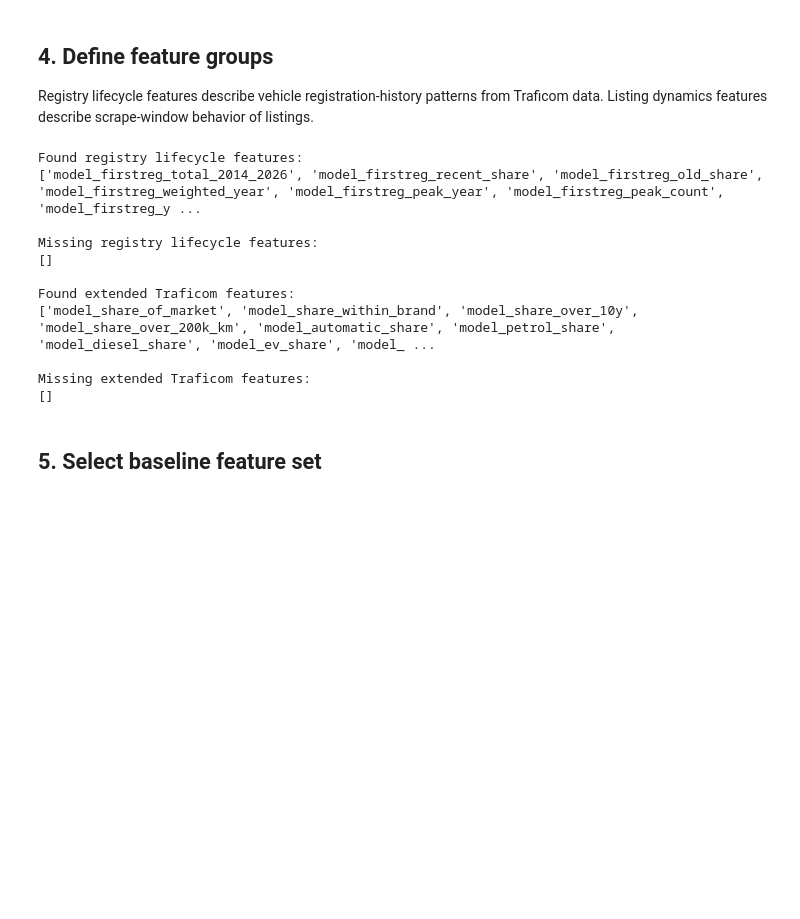
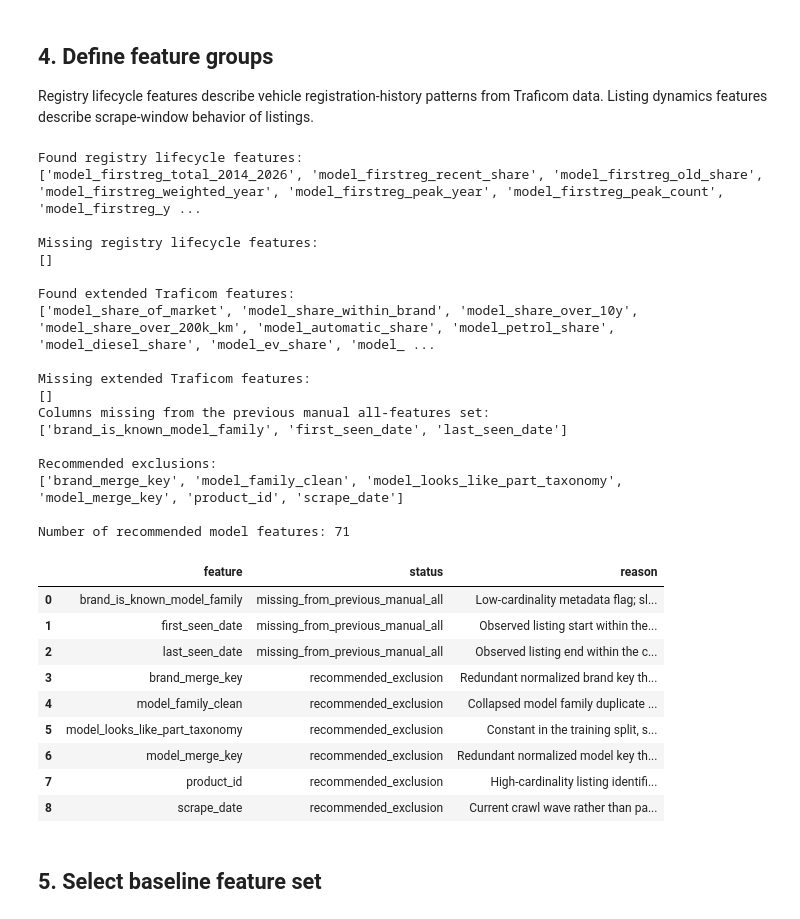
Before and after one commit to Riteshbhandarii/DPPM, a Jupyter notebook: notebooks/04_training/01_baseline_linear_regression.ipynb, the cells around one changed output. Drawn from its saved outputs; the diff is of its cells as text; code cells hidden in the pictures; blank space fills up the shorter version.

Commit message:
linear regression model metrics validation + cleanup

```diff
--- a/notebooks/04_training/01_baseline_linear_regression.ipynb
+++ b/notebooks/04_training/01_baseline_linear_regression.ipynb
@@ -160,33 +162,113 @@ print("\nFound extended Traficom features:")
 print(traficom_extended_features)
 
 print("\nMissing extended Traficom features:")
 print(missing_traficom_extended_features)
 
 # Listing dynamics features describe scrape-window listing behavior,
 # not registry lifecycle or vehicle registration-history features.
 listing_dynamics_features = [
     "times_observed",
     "observed_span_days",
     "price_changed_flag",
     "price_change_count",
     "absolute_price_change",
     "relative_price_change_pct",
 ]
 
 # Keep this alias so the existing notebook cells continue to run.
 lifecycle_features = listing_dynamics_features
+
+recommended_inclusion_reasons = {
+    "first_seen_date": "Observed listing start within the crawl window; improved validation when included.",
+    "last_seen_date": "Observed listing end within the crawl window; improved validation when included.",
+    "brand_is_known_model_family": "Low-cardinality metadata flag; slight validation improvement when included.",
+}
+
+recommended_exclusion_reasons = {
+    "product_id": "High-cardinality listing identifier; encourages memorization and hurt MAE.",
+    "scrape_date": "Current crawl wave rather than part value; worsened validation when included.",
+    "brand_merge_key": "Redundant normalized brand key that overlaps with brand.",
+    "model_merge_key": "Redundant normalized model key that overlaps with model.",
+    "model_family_clean": "Collapsed model family duplicate of the existing model labels.",
+    "model_looks_like_part_taxonomy": "Constant in the training split, so it adds no signal.",
+}
+
+manual_all_feature_groups = list(dict.fromkeys(
+    baseline_features
+    + traficom_features
+    + registry_lifecycle_features
+    + traficom_extended_features
+    + listing_dynamics_features
+))
+
+recommended_excluded_features = set(recommended_exclusion_reasons)
+
+recommended_model_features = [
+    column for column in train_df.columns
+    if column != "price" and column not in recommended_excluded_features
+]
+
+missing_from_previous_manual_all = [
+    column for column in recommended_model_features if column not in manual_all_feature_groups
+]
+
+feature_audit_df = pd.DataFrame(
+    [
+        {
+            "feature": column,
+            "status": "missing_from_previous_manual_all",
+            "reason": recommended_inclusion_reasons[column],
+        }
+        for column in missing_from_previous_manual_all
+    ]
+    + [
+        {
+            "feature": column,
+            "status": "recommended_exclusion",
+            "reason": recommended_exclusion_reasons[column],
+        }
+        for column in sorted(recommended_excluded_features)
+    ]
+)
+
+print("Columns missing from the previous manual all-features set:")
+print(missing_from_previous_manual_all)
+
+print("\nRecommended exclusions:")
+print(sorted(recommended_excluded_features))
+
+print("\nNumber of recommended model features:", len(recommended_model_features))
+
+feature_audit_df
 # %% [output]
 Found registry lifecycle features:
 ['model_firstreg_total_2014_2026', 'model_firstreg_recent_share', 'model_firstreg_old_share', 'model_firstreg_weighted_year', 'model_firstreg_peak_year', 'model_firstreg_peak_count', 'model_firstreg_y ...
 
 Missing registry lifecycle features:
 []
 
 Found extended Traficom features:
 ['model_share_of_market', 'model_share_within_brand', 'model_share_over_10y', 'model_share_over_200k_km', 'model_automatic_share', 'model_petrol_share', 'model_diesel_share', 'model_ev_share', 'model_ ...
 
 Missing extended Traficom features:
 []
+Columns missing from the previous manual all-features set:
+['brand_is_known_model_family', 'first_seen_date', 'last_seen_date']
+
+Recommended exclusions:
+['brand_merge_key', 'model_family_clean', 'model_looks_like_part_taxonomy', 'model_merge_key', 'product_id', 'scrape_date']
+
+Number of recommended model features: 71
+|  | feature | status | reason |
+| 0 | brand_is_known_model_family | missing_from_previous_manual_all | Low-cardinality metadata flag; sl... |
+| 1 | first_seen_date | missing_from_previous_manual_all | Observed listing start within the... |
+| 2 | last_seen_date | missing_from_previous_manual_all | Observed listing end within the c... |
+| 3 | brand_merge_key | recommended_exclusion | Redundant normalized brand key th... |
+| 4 | model_family_clean | recommended_exclusion | Collapsed model family duplicate ... |
+| 5 | model_looks_like_part_taxonomy | recommended_exclusion | Constant in the training split, s... |
+| 6 | model_merge_key | recommended_exclusion | Redundant normalized model key th... |
+| 7 | product_id | recommended_exclusion | High-cardinality listing identifi... |
+| 8 | scrape_date | recommended_exclusion | Current crawl wave rather than pa... |
 # %% [markdown]
 ## 5. Select baseline feature set
 # %%
```
Also changed, not shown: parts of 36 cells of this notebook, 3 other files.
